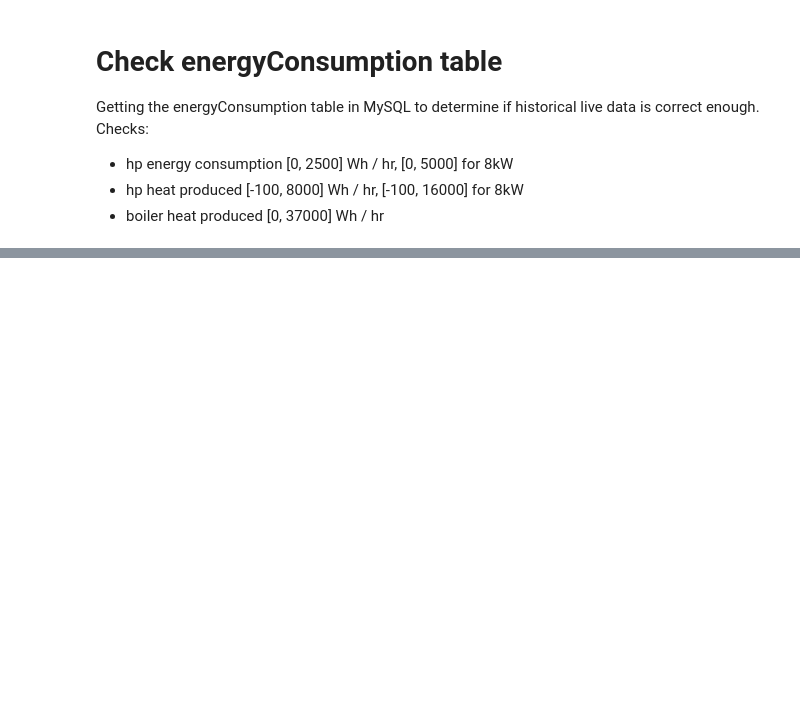
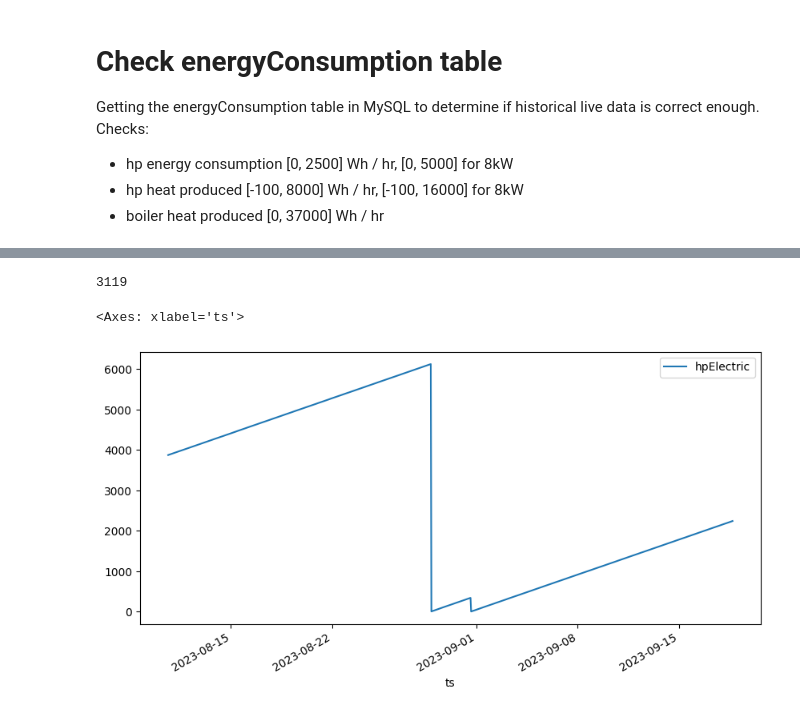
Before and after one commit to season0112/quatt_data_analysis, a Jupyter notebook: power-energy-calculations/historical-data/energyConsumptionTableCheck.ipynb, the cells around one changed output, grey strips where cells are left out. Saved outputs shown, nothing was run; the diff lists cells and outputs as text; code cells hidden in the pictures; blank space fills up the shorter version.

Commit message:
update energyConsumptionTable check

```diff
--- a/power-energy-calculations/historical-data/energyConsumptionTableCheck.ipynb
+++ b/power-energy-calculations/historical-data/energyConsumptionTableCheck.ipynb
@@ -59,6 +59,9 @@ else:
 # merge data frames
 df = pd.merge(df_energy, df_hps, how='left',
               left_on='installationId', right_on='installationId')
+
+# remove 0 values to find cliffs only and not canyon
+df = df[df['hpElectric'] > 0]
 
 # check for installationIds that could not be matched
 print(len(df[df['id_y'].isnull()]['installationId'].unique()))
@@ -100,0 +83,35 @@ array(['CIC-f3fa6423-a47d-58e0-a779-d581bcbf0863',
+# %%
+# Find counters that violate the rules
+print("electric < 0: ", len(df[df['hpElectricDiff'] < -10]['id_y'].unique()))
+print("8kW electric > 5000: ", len(df[(df['hpElectricDiffHr'] > 5000) &
+         (df['numberOfHeatPumps']==2)]['id_y'].unique()))
+print("4kW electric > 2500: ", len(df[(df['hpElectricDiffHr'] > 2500) &
+         (df['numberOfHeatPumps']!=2)]['id_y'].unique()))
+df['check_1'] = df['hpElectricDiff'] < -10
+df['check_2'] = (df['hpElectricDiffHr'] > 5000) & (df['numberOfHeatPumps']==2)
+df['check_3'] = (df['hpElectricDiffHr'] > 2500) & (df['numberOfHeatPumps']!=2)
+
+print("hpHeat < -100: ", len(df[df['hpHeatDiffHr'] < 0]['id_y'].unique()))
+print("8kW electric > 16000: ", len(df[(df['hpHeatDiffHr'] > 16000) &
+         (df['numberOfHeatPumps']==2)]['id_y'].unique()))
+print("4kW heat > 8000: ", len(df[(df['hpHeatDiffHr'] > 8000) &
+         (df['numberOfHeatPumps']!=2)]['id_y'].unique()))
+df['check_4'] = df['hpHeatDiffHr'] < 0
+df['check_5'] = (df['hpHeatDiffHr'] > 16000) & (df['numberOfHeatPumps']==2)
+df['check_6'] = (df['hpHeatDiffHr'] > 8000) & (df['numberOfHeatPumps']!=2)
+
+
+print("boilerHeat < 0: ", len(df[df['boilerHeatDiffHr'] < 0]['id_y'].unique()))
+print("boilerHeat > 37000: ", len(df[(df['hpElectricDiffHr'] > 5000)]['id_y'].unique()))
+df['check_7'] = df['boilerHeatDiffHr'] < 0
+df['check_8'] = df['boilerHeatDiffHr'] > 37000
+
+# count total cics not goed
+print('Total nr. of cic incorrect: ', len(df[df[['check_1',
+                                                'check_2',
+                                                'check_3',
+                                                'check_4',
+                                                'check_5',
+                                                'check_6',
+                                                'check_7',
+                                                'check_8']].any(axis=1)]['id_y'].unique()))
@@ -100,0 +150,9 @@ array(['CIC-f3fa6423-a47d-58e0-a779-d581bcbf0863',
+# %%
+len(df['id_y'].unique())
+# %% [output]
+3119
+# %%
+df[df['id_y']=='CIC-d1136997-67cb-59f6-b4e8-469d04c450bf'].plot(x='ts', y=['hpElectric'], figsize=(10,5))
+# %% [output]
+<Axes: xlabel='ts'>
+[figure, added]
```
Also changed, not shown: parts of 13 cells of this notebook.
